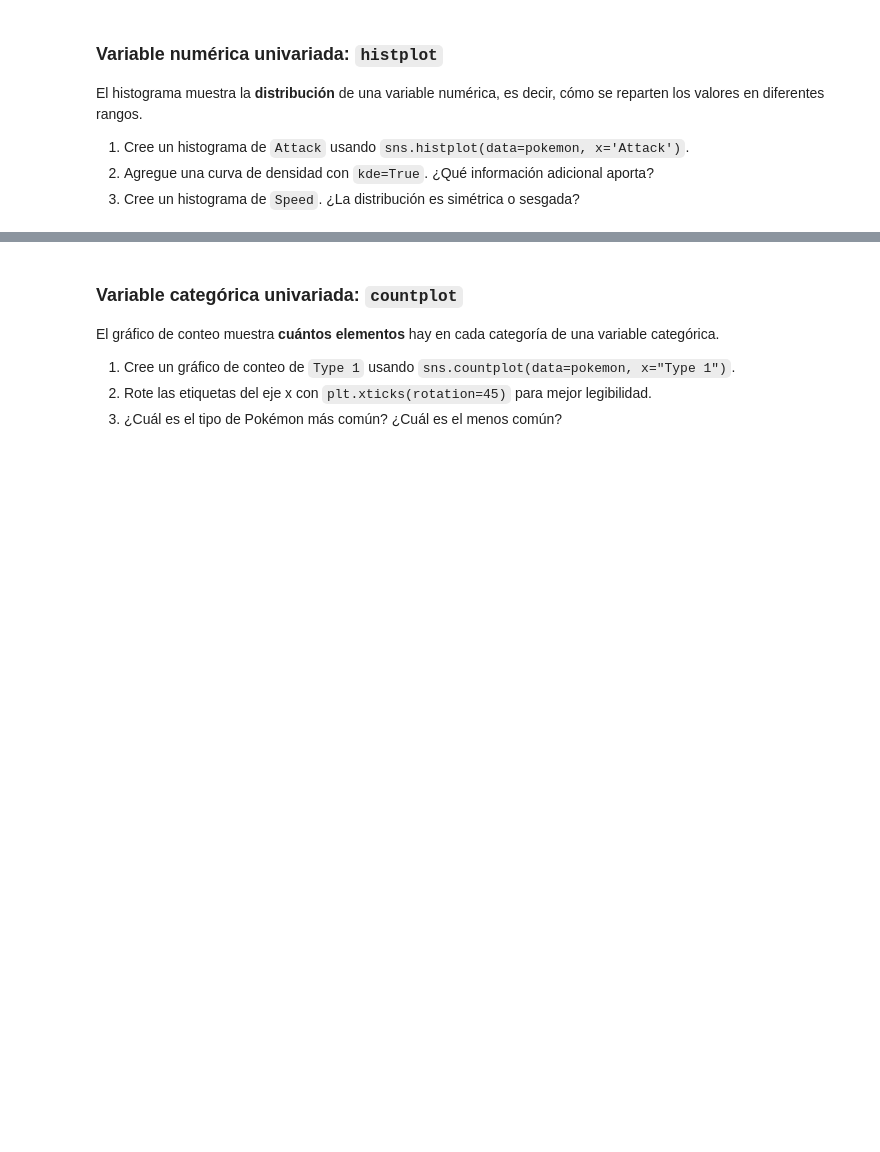
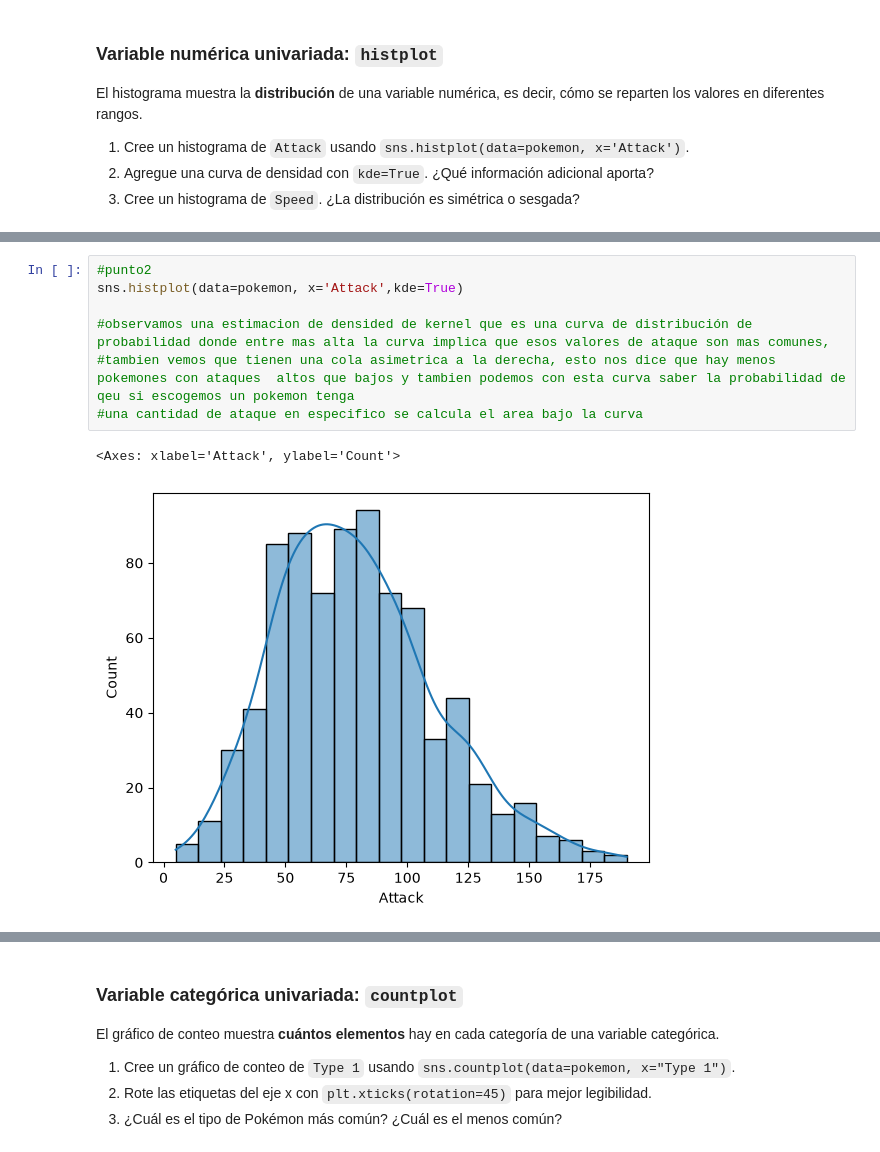
Before and after one commit to pedroay/laboratoriosIAIA, a Jupyter notebook: lab3/lab03.ipynb, the cells around one changed output, grey strips where cells are left out. Drawn from its saved outputs; the diff is of its cells as text; blank space fills up the shorter version.

```diff
--- a/lab3/lab03.ipynb
+++ b/lab3/lab03.ipynb
@@ -1071,0 +1077,10 @@ El histograma muestra la **distribución** de una variable numérica, es decir,
+# %%
+#punto2
+sns.histplot(data=pokemon, x='Attack',kde=True)
+
+#observamos una estimacion de densided de kernel que es una curva de distribución de probabilidad donde entre mas alta la curva implica que esos valores de ataque son mas comunes,
+#tambien vemos que tienen una cola asimetrica a la derecha, esto nos dice que hay menos pokemones con ataques  altos que bajos y tambien podemos con esta curva saber la probabilidad de qeu si escogemos un pokemon tenga
+#una cantidad de ataque en especifico se calcula el area bajo la curva
+# %% [output]
+<Axes: xlabel='Attack', ylabel='Count'>
+[figure, added]
```
Also changed, not shown: parts of 16 cells of this notebook.
